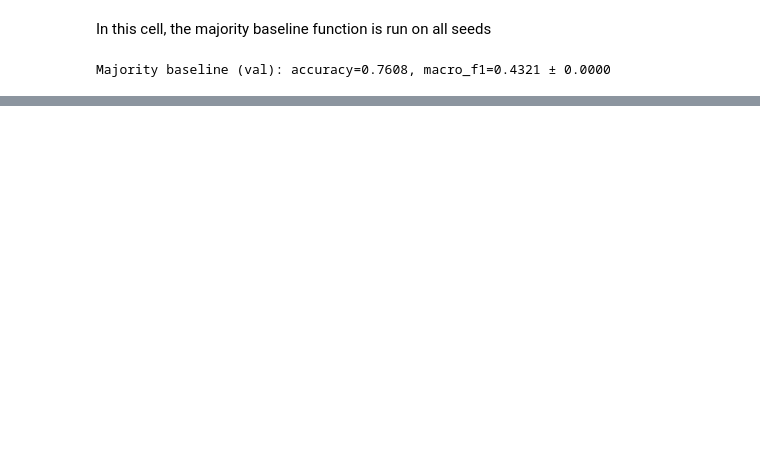
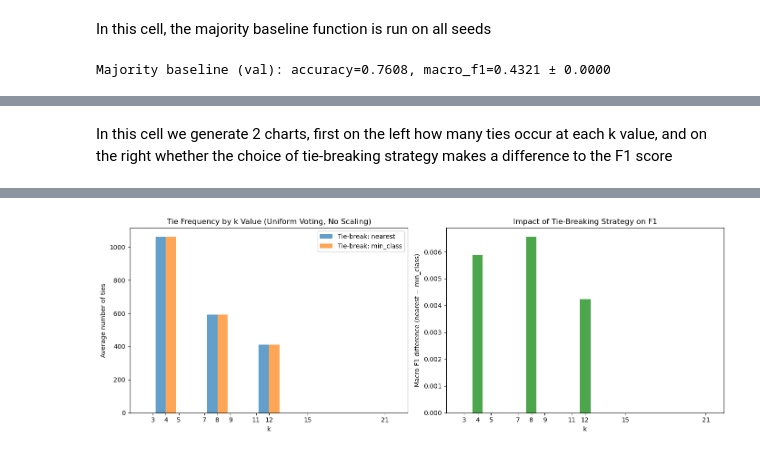
Before and after one commit to MoosTeunisse/MachineLearning-kNN-Project, a Jupyter notebook: src/results/result_outputs.ipynb, the cells around one changed output, grey strips where cells are left out. Drawn from its saved outputs; the diff is of its cells as text; code cells hidden in the pictures; blank space fills up the shorter version.

```diff
--- a/src/results/result_outputs.ipynb
+++ b/src/results/result_outputs.ipynb
@@ -185,23 +189,57 @@ What this function does is take in a list of K-values, a list of scaling methods
+# %% [markdown]
+In this cell we generate 2 charts, first on the left how many ties occur at each k value, and on the right whether the choice of tie-breaking strategy makes a difference to the F1 score
 # %%
-#input parameters
-k = [7,8,11,12]
-scalings = [None, "standard", "minmax"]
-votings = ["uniform", "distance"]
-tie_breaks = ["nearest", "min_class"]
+# First, let's see where ties actually matter (even k, uniform voting)
+even_ks = [k for k in ks if k % 2 == 0]
 
-manual_rows = run_manual_grid_adult(
-    ks=k,
-    scalings=scalings,
-    votings=votings,
-    tie_breaks=tie_breaks,
-    seed=42,
-    batch_size=512,
-    include_ties=True,
+# If your k list has no even values, use all k and filter by ties > 0
+# For odd k there are typically very few ties, so show the contrast
+
+# Show tie counts and F1 difference for uniform voting, no scaling
+fig, (ax1, ax2) = plt.subplots(1, 2, figsize=(14, 5))
+
+# Left: Average number of ties by k and tie-break method
+subset_ties = df_manual_agg[
+    (df_manual_agg["scaling"].isna()) &
+    (df_manual_agg["weights"] == "uniform")
+].sort_values("k")
+
+for tb in ["nearest", "min_class"]:
+    data = subset_ties[subset_ties["tie_break"] == tb].sort_values("k")
+    ax1.bar(
+        data["k"].values + (-0.4 if tb == "nearest" else 0.4),
+        data["ties_mean"],
+        width=0.8,
+        label=f"Tie-break: {tb}",
+        alpha=0.7,
+    )
+
+ax1.set_xlabel("k")
+ax1.set_ylabel("Average number of ties")
+ax1.set_title("Tie Frequency by k Value (Uniform Voting, No Scaling)")
+ax1.legend()
+ax1.set_xticks(ks)
+
+# Right: F1 difference (nearest - min_class) by k
+nearest_data = subset_ties[subset_ties["tie_break"] == "nearest"].sort_values("k")
+minclass_data = subset_ties[subset_ties["tie_break"] == "min_class"].sort_values("k")
+
+# Merge on k
+merged = nearest_data[["k", "macro_f1_mean"]].merge(
+    minclass_data[["k", "macro_f1_mean"]],
+    on="k", suffixes=("_nearest", "_minclass")
 )
+merged["f1_diff"] = merged["macro_f1_mean_nearest"] - merged["macro_f1_mean_minclass"]
 
-df_manual = pd.DataFrame(manual_rows).sort_values(
-    ["k", "scaling", "weights", "tie_break"]
-).reset_index(drop=True)
+colors = ["green" if d >= 0 else "red" for d in merged["f1_diff"]]
+ax2.bar(merged["k"], merged["f1_diff"], color=colors, alpha=0.7)
+ax2.axhline(y=0, color="black", linewidth=0.5)
+ax2.set_xlabel("k")
+ax2.set_ylabel("Macro F1 difference (nearest − min_class)")
+ax2.set_title("Impact of Tie-Breaking Strategy on F1")
+ax2.set_xticks(ks)
 
-df_manual
+plt.tight_layout()
+plt.savefig("results/fig3_tiebreaking_effect.png", dpi=150)
+plt.show()
 # %% [output]
@@ -224,0 +246 @@ df_manual
+[figure, added]
```
Also changed, not shown: parts of 17 cells of this notebook, 5 other files.
